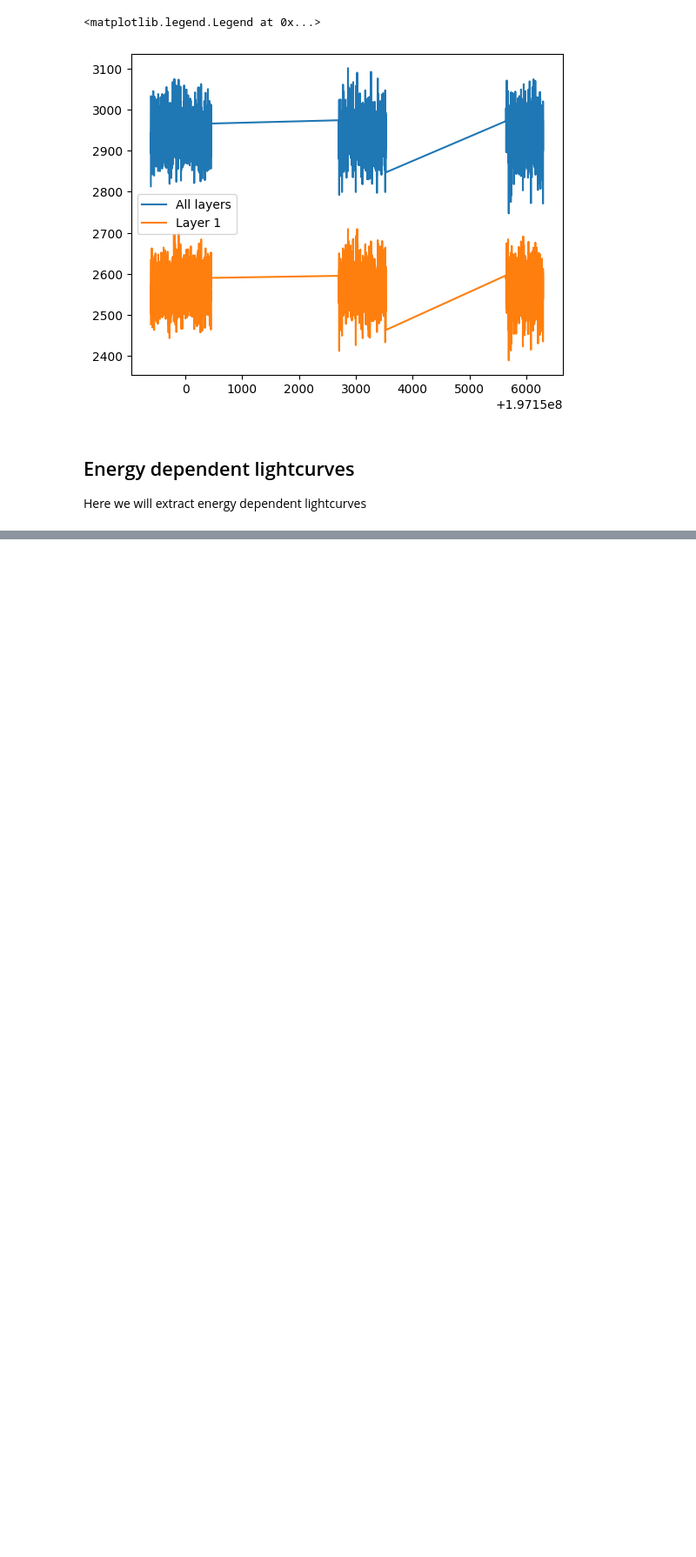
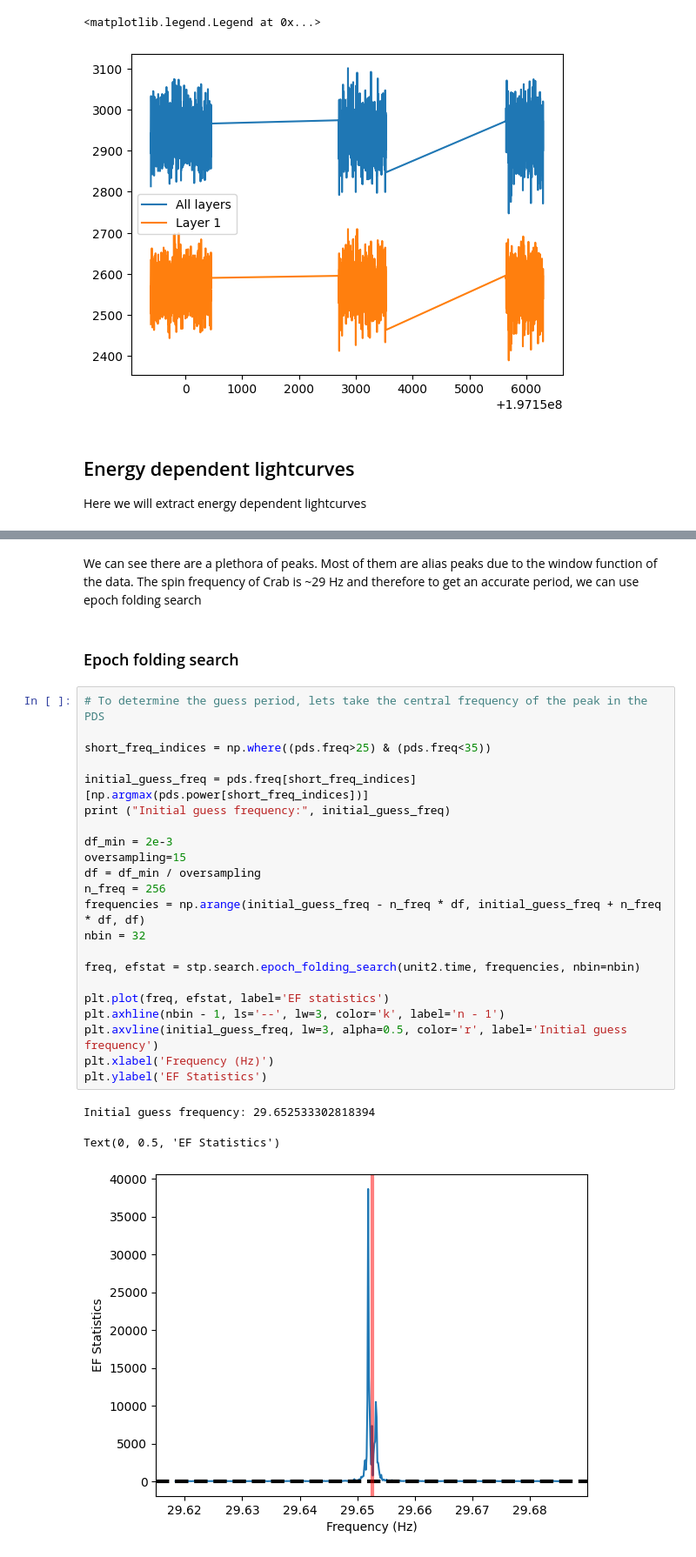
Before and after one commit to StingraySoftware/notebooks, a Jupyter notebook: LAXPC analysis/laxpc_analysis.ipynb, the cells around one changed output, grey strips where cells are left out. Shown at 87% size. Drawn from its saved outputs; the diff is of its cells as text; blank space fills up the shorter version.

```diff
--- a/LAXPC analysis/laxpc_analysis.ipynb
+++ b/LAXPC analysis/laxpc_analysis.ipynb
@@ -118,0 +148,31 @@ Since the source we are analysing is a pulsar, we can search for pulsations. Her
+# %% [markdown]
+We can see there are a plethora of peaks. Most of them are alias peaks due to the window function of the data.
+The spin frequency of Crab is ~29 Hz and therefore to get an accurate period, we can use epoch folding search
+# %% [markdown]
+### Epoch folding search
+# %%
+# To determine the guess period, lets take the central frequency of the peak in the PDS
+
+short_freq_indices = np.where((pds.freq>25) & (pds.freq<35))
+
+initial_guess_freq = pds.freq[short_freq_indices][np.argmax(pds.power[short_freq_indices])]
+print ("Initial guess frequency:", initial_guess_freq)
+
+df_min = 2e-3
+oversampling=15
+df = df_min / oversampling
+n_freq = 256
+frequencies = np.arange(initial_guess_freq - n_freq * df, initial_guess_freq + n_freq * df, df)
+nbin = 32
+
+freq, efstat = stp.search.epoch_folding_search(unit2.time, frequencies, nbin=nbin)
+
+plt.plot(freq, efstat, label='EF statistics')
+plt.axhline(nbin - 1, ls='--', lw=3, color='k', label='n - 1')
+plt.axvline(initial_guess_freq, lw=3, alpha=0.5, color='r', label='Initial guess frequency')
+plt.xlabel('Frequency (Hz)')
+plt.ylabel('EF Statistics')
+# %% [output]
+Initial guess frequency: 29.652533302818394
+Text(0, 0.5, 'EF Statistics')
+[figure, added]
```
Also changed, not shown: parts of 9 cells of this notebook.
